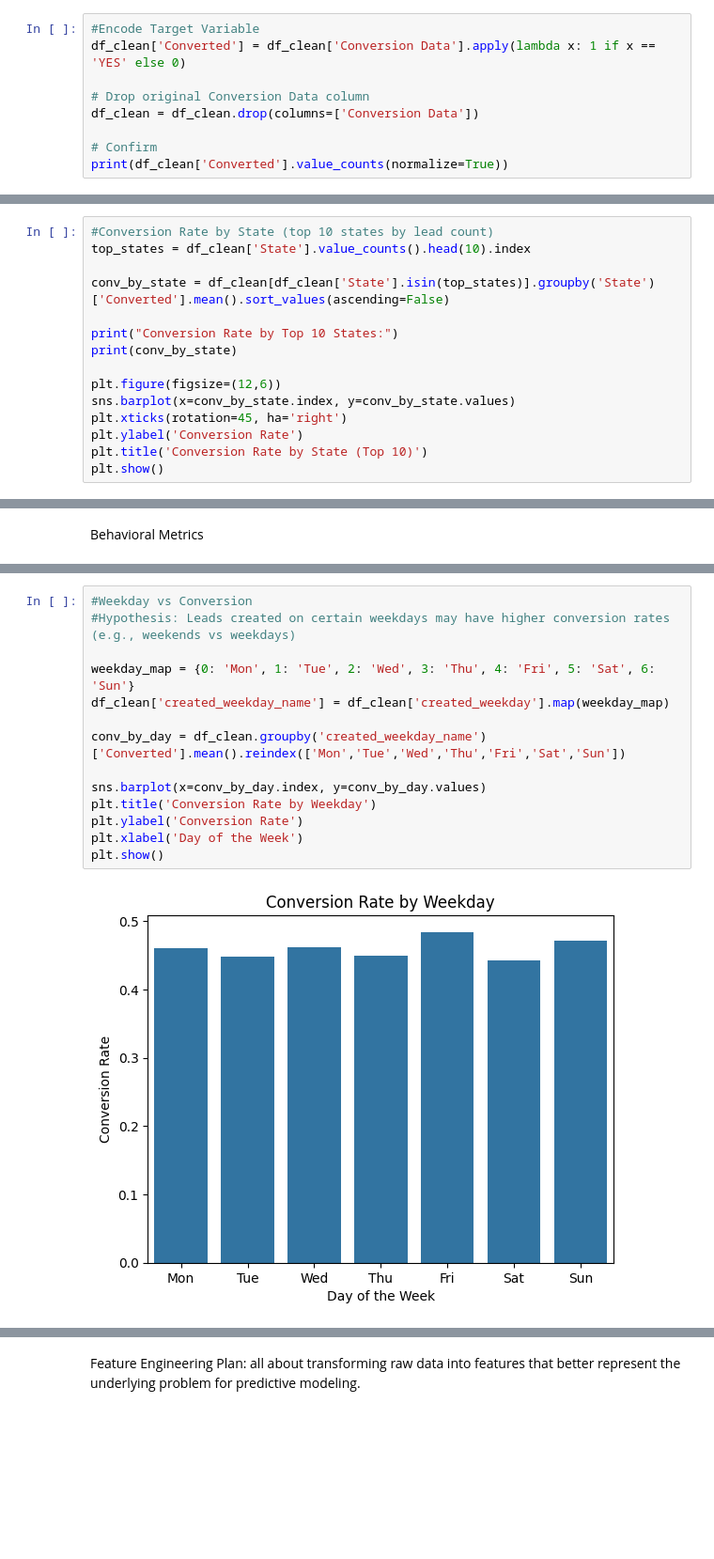
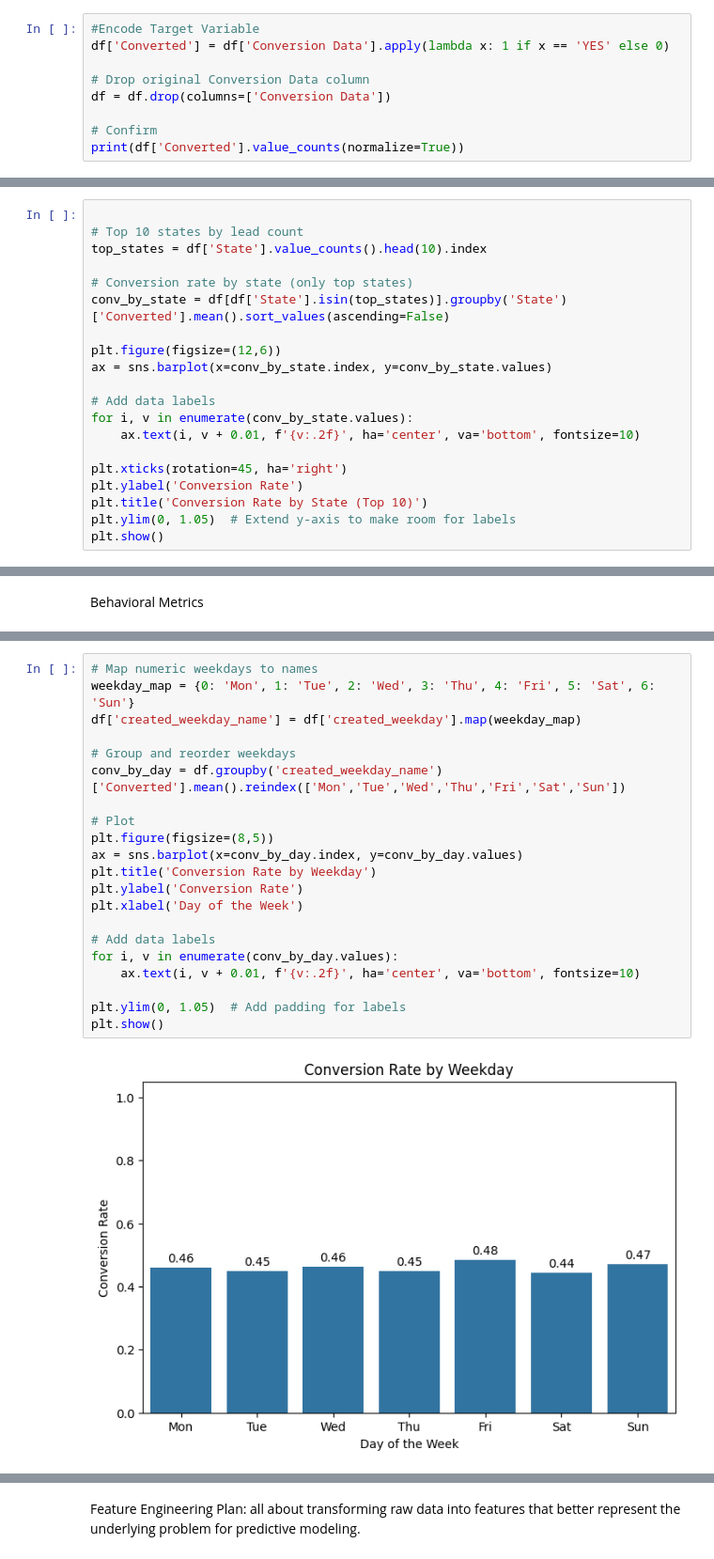
Before and after one commit to mindah-roche/lead-churn-prediction, a Jupyter notebook: Churn Prediction.ipynb, the cells around one changed output, grey strips where cells are left out. Shown at 94% size. Cells and saved outputs as stored; diff of their text form; blank space fills up the shorter version.

```diff
--- a/Churn Prediction.ipynb
+++ b/Churn Prediction.ipynb
@@ -174,12 +267,12 @@ df_clean[cat_cols] = df_clean[cat_cols].fillna('Unknown')
 # %%
 #Encode Target Variable
-df_clean['Converted'] = df_clean['Conversion Data'].apply(lambda x: 1 if x == 'YES' else 0)
+df['Converted'] = df['Conversion Data'].apply(lambda x: 1 if x == 'YES' else 0)
 
 # Drop original Conversion Data column
-df_clean = df_clean.drop(columns=['Conversion Data'])
+df = df.drop(columns=['Conversion Data'])
 
 # Confirm
-print(df_clean['Converted'].value_counts(normalize=True))
+print(df['Converted'].value_counts(normalize=True))
 # %% [output]
 Converted
 0    0.541155
@@ -334,16 +486,21 @@ Name: Converted, dtype: float64
 # %%
-#Conversion Rate by State (top 10 states by lead count)
-top_states = df_clean['State'].value_counts().head(10).index
 
-conv_by_state = df_clean[df_clean['State'].isin(top_states)].groupby('State')['Converted'].mean().sort_values(ascending=False)
+# Top 10 states by lead count
+top_states = df['State'].value_counts().head(10).index
 
-print("Conversion Rate by Top 10 States:")
-print(conv_by_state)
+# Conversion rate by state (only top states)
+conv_by_state = df[df['State'].isin(top_states)].groupby('State')['Converted'].mean().sort_values(ascending=False)
 
 plt.figure(figsize=(12,6))
-sns.barplot(x=conv_by_state.index, y=conv_by_state.values)
+ax = sns.barplot(x=conv_by_state.index, y=conv_by_state.values)
+
+# Add data labels
+for i, v in enumerate(conv_by_state.values):
+    ax.text(i, v + 0.01, f'{v:.2f}', ha='center', va='bottom', fontsize=10)
+
 plt.xticks(rotation=45, ha='right')
 plt.ylabel('Conversion Rate')
 plt.title('Conversion Rate by State (Top 10)')
+plt.ylim(0, 1.05)  # Extend y-axis to make room for labels
 plt.show()
 # %% [output]
@@ -409,18 +544,25 @@ plt.show()
 # %% [output]
 [figure]
 # %%
-#Weekday vs Conversion
-#Hypothesis: Leads created on certain weekdays may have higher conversion rates (e.g., weekends vs weekdays)
+# Map numeric weekdays to names
+weekday_map = {0: 'Mon', 1: 'Tue', 2: 'Wed', 3: 'Thu', 4: 'Fri', 5: 'Sat', 6: 'Sun'}
+df['created_weekday_name'] = df['created_weekday'].map(weekday_map)
 
-weekday_map = {0: 'Mon', 1: 'Tue', 2: 'Wed', 3: 'Thu', 4: 'Fri', 5: 'Sat', 6: 'Sun'}
-df_clean['created_weekday_name'] = df_clean['created_weekday'].map(weekday_map)
+# Group and reorder weekdays
+conv_by_day = df.groupby('created_weekday_name')['Converted'].mean().reindex(['Mon','Tue','Wed','Thu','Fri','Sat','Sun'])
 
-conv_by_day = df_clean.groupby('created_weekday_name')['Converted'].mean().reindex(['Mon','Tue','Wed','Thu','Fri','Sat','Sun'])
-
-sns.barplot(x=conv_by_day.index, y=conv_by_day.values)
+# Plot
+plt.figure(figsize=(8,5))
+ax = sns.barplot(x=conv_by_day.index, y=conv_by_day.values)
 plt.title('Conversion Rate by Weekday')
 plt.ylabel('Conversion Rate')
 plt.xlabel('Day of the Week')
+
+# Add data labels
+for i, v in enumerate(conv_by_day.values):
+    ax.text(i, v + 0.01, f'{v:.2f}', ha='center', va='bottom', fontsize=10)
+
+plt.ylim(0, 1.05)  # Add padding for labels
 plt.show()
 # %% [output]
-[figure, old version]
+[figure, new version]
```
Also changed, not shown: parts of 36 cells of this notebook.
